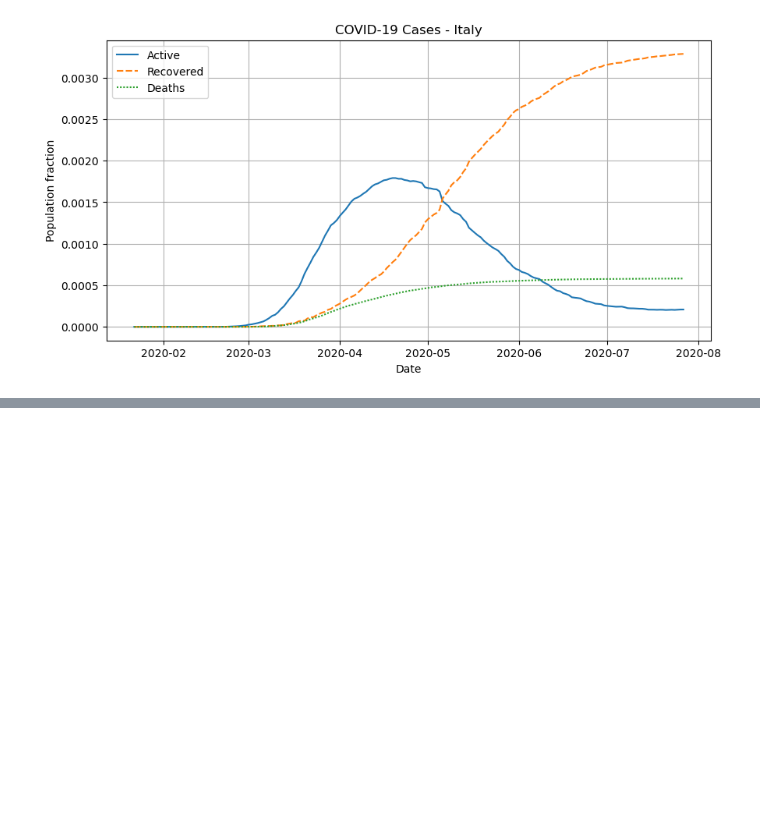
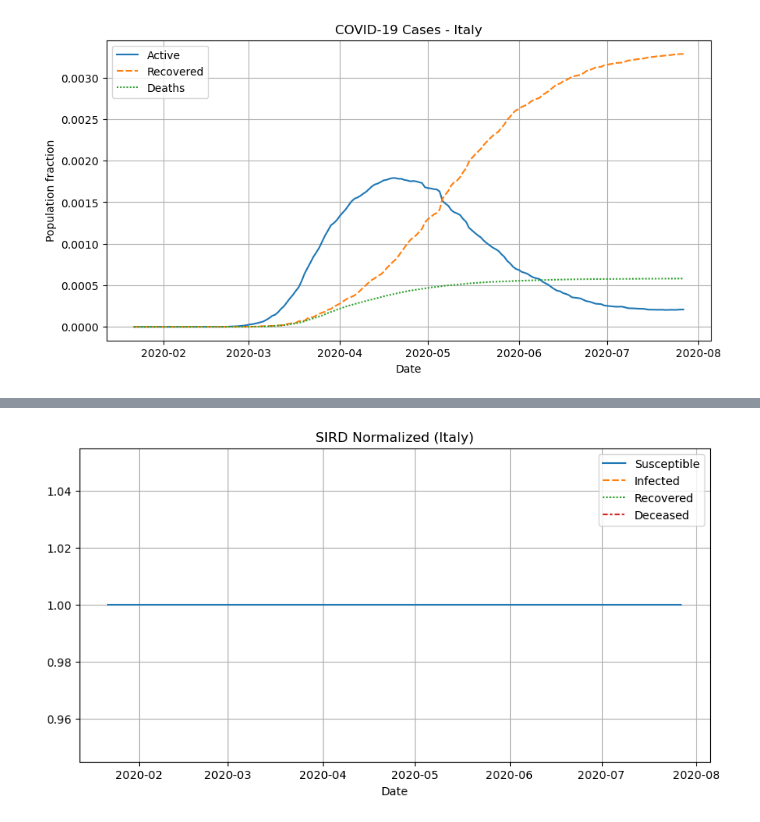
Before and after one commit to npandayVU/covid, a Jupyter notebook: analysis.ipynb, the cells around one changed output, grey strips where cells are left out. Drawn from its saved outputs; the diff is of its cells as text; code cells hidden in the pictures; blank space fills up the shorter version.

```diff
--- a/analysis.ipynb
+++ b/analysis.ipynb
@@ -386,0 +395,20 @@ lineplot(params_italy.rolling(7).mean(), title='Estimated Parameters Over Time (
+# %%
+def sird_model(df, gamma, country):
+    daywise = df[df['Country.Region'] == country][['Date','Active','Recovered','Deaths']]\
+                .set_index('Date').copy()
+    daywise = daywise.sort_index()
+    population = pd.read_sql_query(f"""
+                                    SELECT Population FROM worldometer_data
+                                    WHERE "Country.Region" = '{country}';
+                                    """, covid_database).iloc[0, 0]
+    i0, r0, d0 = daywise[['Active','Recovered','Deaths']].iloc[0]
+    s0 = population - i0 - r0 - d0
+    sird = SIRD(s0, i0, r0, d0)
+    params = estimate_params(df, gamma, country)
+    sird.simulate(alpha=params['alpha'], beta=params['beta'], gamma=params['gamma'], mu=params['mu'])
+    return pd.DataFrame(sird.ts, index=daywise.index)
+
+sird_df = sird_model(complete, GAMMA, country)
+lineplot(sird_df / sird_df.max(), title=f'SIRD Normalized ({country})', xlabel='Date', ylabel=None)
+# %% [output]
+[figure, added]
```
Also changed, not shown: parts of 7 cells of this notebook.
